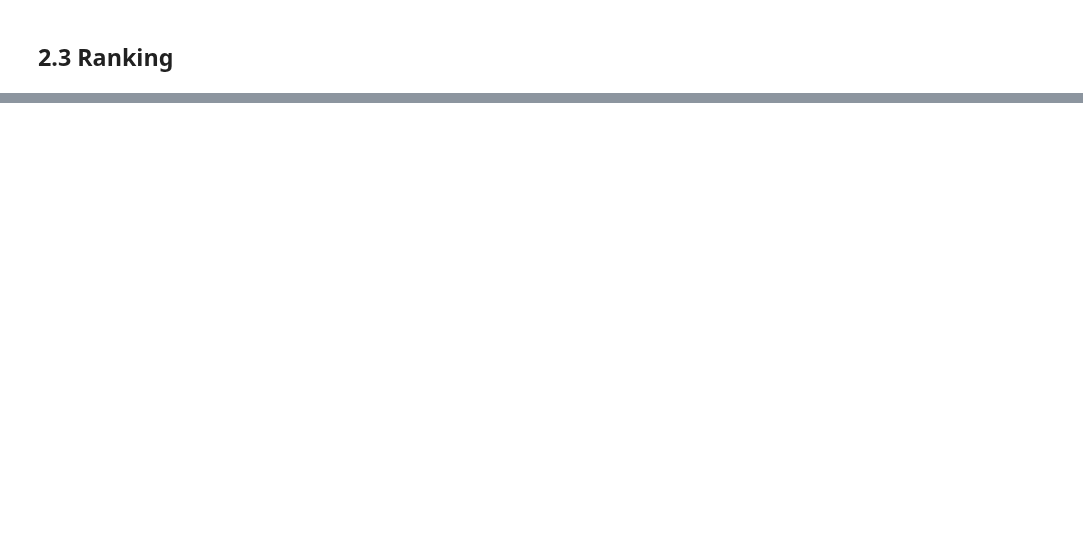
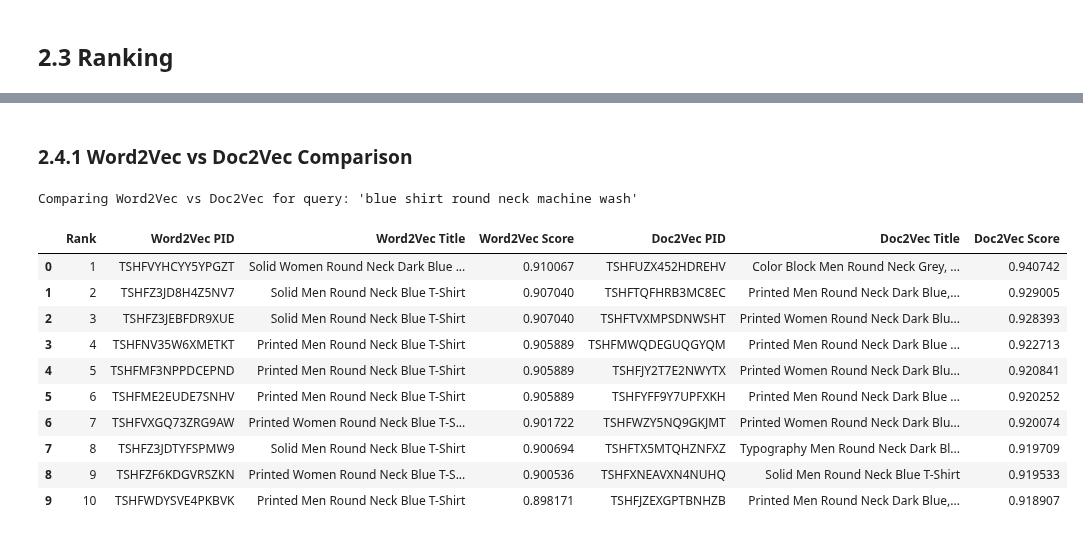
Before and after one commit to juliaaaloopez/irwa_search_engine_G_011, a Jupyter notebook: project_progress/part_3/Part_3.ipynb, the cells around one changed output, grey strips where cells are left out. Drawn from its saved outputs; the diff is of its cells as text; code cells hidden in the pictures; blank space fills up the shorter version.

```diff
--- a/project_progress/part_3/Part_3.ipynb
+++ b/project_progress/part_3/Part_3.ipynb
@@ -714 +817,53 @@ Query: blue shirt round neck machine wash
+# %% [markdown]
+### 2.4.1 Word2Vec vs Doc2Vec Comparison
+# %%
+def compare_semantic_rankers(query_text, k=10):
+    """Return a DataFrame comparing Word2Vec and Doc2Vec rankings for a query."""
+    w2v_results = search_word2vec(query_text, inverted_index, df_indexed, word2vec_model, k=k)
+    d2v_results = search_doc2vec(query_text, inverted_index, df_indexed, doc2vec_model, k=k)
+
+    max_len = max(len(w2v_results), len(d2v_results))
+    rows = []
+    for rank in range(max_len):
+        row = {"Rank": rank + 1}
+        if rank < len(w2v_results):
+            w = w2v_results[rank]
+            row.update({
+                "Word2Vec PID": w['pid'],
+                "Word2Vec Title": w['title'],
+                "Word2Vec Score": w['score']
+            })
+        else:
+            row.update({"Word2Vec PID": None, "Word2Vec Title": None, "Word2Vec Score": None})
+
+        if rank < len(d2v_results):
+            d = d2v_results[rank]
+            row.update({
+                "Doc2Vec PID": d['pid'],
+                "Doc2Vec Title": d['title'],
+                "Doc2Vec Score": d['score']
+            })
+        else:
+            row.update({"Doc2Vec PID": None, "Doc2Vec Title": None, "Doc2Vec Score": None})
+        rows.append(row)
+
+    return pd.DataFrame(rows)
+
+# Example comparison for the first query
+query_to_compare = five_query_list[0]
+print(f"Comparing Word2Vec vs Doc2Vec for query: '{query_to_compare}'")
+display(compare_semantic_rankers(query_to_compare, k=10))
+# %% [output]
+Comparing Word2Vec vs Doc2Vec for query: 'blue shirt round neck machine wash'
+|  | Rank | Word2Vec PID | Word2Vec Title | Word2Vec Score | Doc2Vec PID | Doc2Vec Title | Doc2Vec Score |
+| 0 | 1 | TSHFVYHCYY5YPGZT | Solid Women Round Neck Dark Blue ... | 0.910067 | TSHFUZX452HDREHV | Color Block Men Round Neck Grey, ... | 0.940742 |
+| 1 | 2 | TSHFZ3JD8H4Z5NV7 | Solid Men Round Neck Blue T-Shirt | 0.907040 | TSHFTQFHRB3MC8EC | Printed Men Round Neck Dark Blue,... | 0.929005 |
+| 2 | 3 | TSHFZ3JEBFDR9XUE | Solid Men Round Neck Blue T-Shirt | 0.907040 | TSHFTVXMPSDNWSHT | Printed Women Round Neck Dark Blu... | 0.928393 |
+| 3 | 4 | TSHFNV35W6XMETKT | Printed Men Round Neck Blue T-Shirt | 0.905889 | TSHFMWQDEGUQGYQM | Printed Men Round Neck Dark Blue ... | 0.922713 |
+| 4 | 5 | TSHFMF3NPPDCEPND | Printed Men Round Neck Blue T-Shirt | 0.905889 | TSHFJY2T7E2NWYTX | Printed Women Round Neck Dark Blu... | 0.920841 |
+| 5 | 6 | TSHFME2EUDE7SNHV | Printed Men Round Neck Blue T-Shirt | 0.905889 | TSHFYFF9Y7UPFXKH | Printed Men Round Neck Dark Blue ... | 0.920252 |
+| 6 | 7 | TSHFVXGQ73ZRG9AW | Printed Women Round Neck Blue T-S... | 0.901722 | TSHFWZY5NQ9GKJMT | Printed Women Round Neck Dark Blu... | 0.920074 |
+| 7 | 8 | TSHFZ3JDTYFSPMW9 | Solid Men Round Neck Blue T-Shirt | 0.900694 | TSHFTX5MTQHZNFXZ | Typography Men Round Neck Dark Bl... | 0.919709 |
+| 8 | 9 | TSHFZF6KDGVRSZKN | Printed Women Round Neck Blue T-S... | 0.900536 | TSHFXNEAVXN4NUHQ | Solid Men Round Neck Blue T-Shirt | 0.919533 |
+| 9 | 10 | TSHFWDYSVE4PKBVK | Printed Men Round Neck Blue T-Shirt | 0.898171 | TSHFJZEXGPTBNHZB | Printed Men Round Neck Dark Blue,... | 0.918907 |
 # %% [markdown]
```
Also changed, not shown: parts of 18 cells of this notebook, 2 other files.
